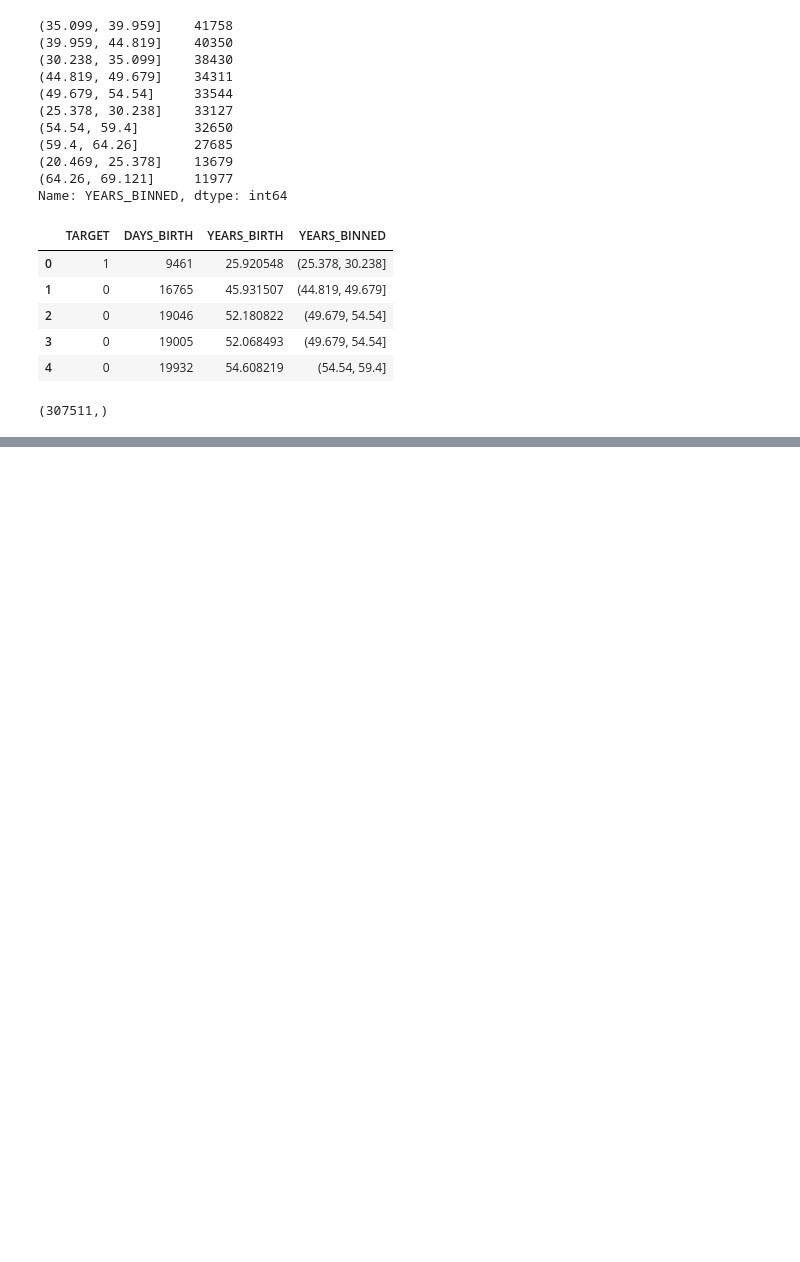
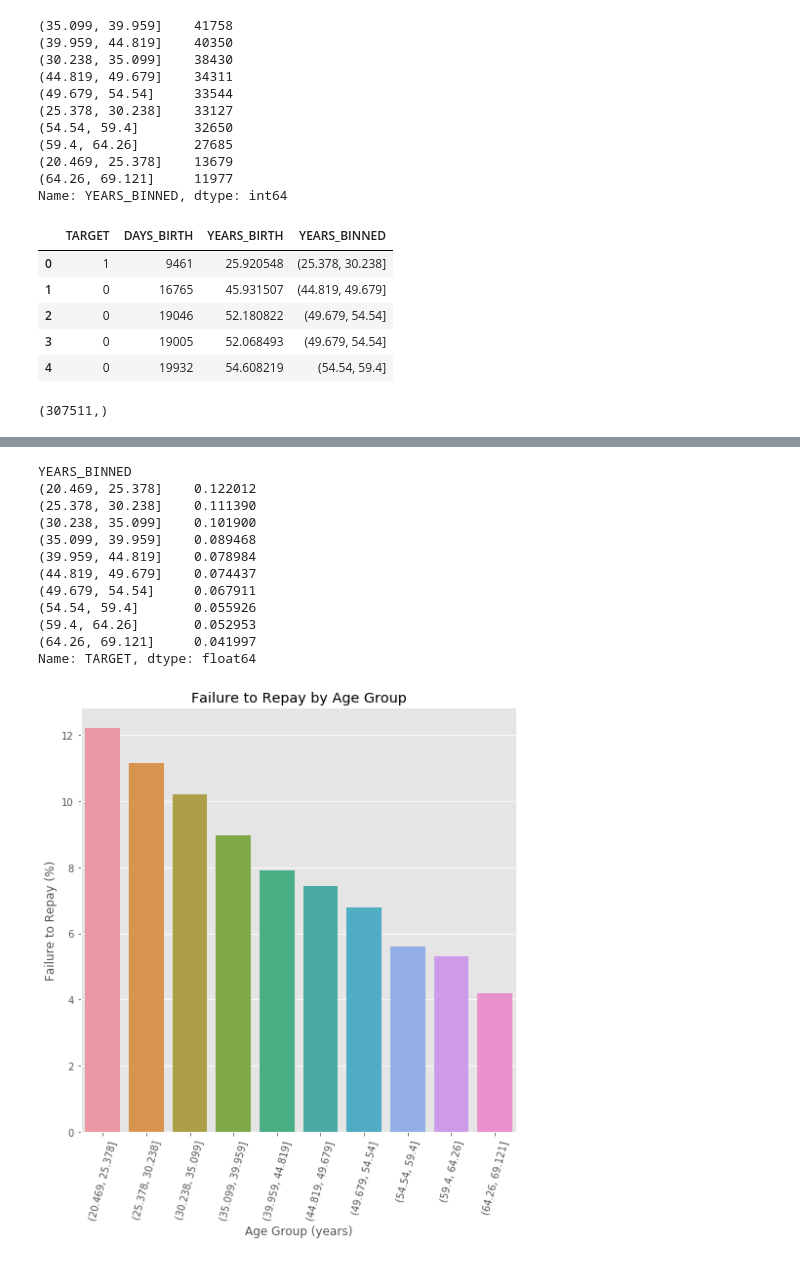
Before and after one commit to arthung/DL-CVMarathon, a Jupyter notebook: Day_016_HW.ipynb, the cells around one changed output, grey strips where cells are left out. Drawn from its saved outputs; the diff is of its cells as text; code cells hidden in the pictures; blank space fills up the shorter version.

```diff
--- a/Day_016_HW.ipynb
+++ b/Day_016_HW.ipynb
@@ -111,14 +122,30 @@ age_groups
 # %%
 plt.figure(figsize = (8, 8))
 
 # 以年齡區間為 x, target 為 y 繪製 barplot
 """
 Your Code Here
 """
-px =
-py =
+print(age_groups['TARGET'])
+
+px = age_groups.index.astype(str)
+py = 100 * age_groups['TARGET']
 sns.barplot(px, py)
 
 # Plot labeling
 plt.xticks(rotation = 75); plt.xlabel('Age Group (years)'); plt.ylabel('Failure to Repay (%)')
 plt.title('Failure to Repay by Age Group');
+# %% [output]
+YEARS_BINNED
+(20.469, 25.378]    0.122012
+(25.378, 30.238]    0.111390
+(30.238, 35.099]    0.101900
+(35.099, 39.959]    0.089468
+(39.959, 44.819]    0.078984
+(44.819, 49.679]    0.074437
+(49.679, 54.54]     0.067911
+(54.54, 59.4]       0.055926
+(59.4, 64.26]       0.052953
+(64.26, 69.121]     0.041997
+Name: TARGET, dtype: float64
+[figure, added]
```
Also changed, not shown: parts of 2 cells of this notebook.
